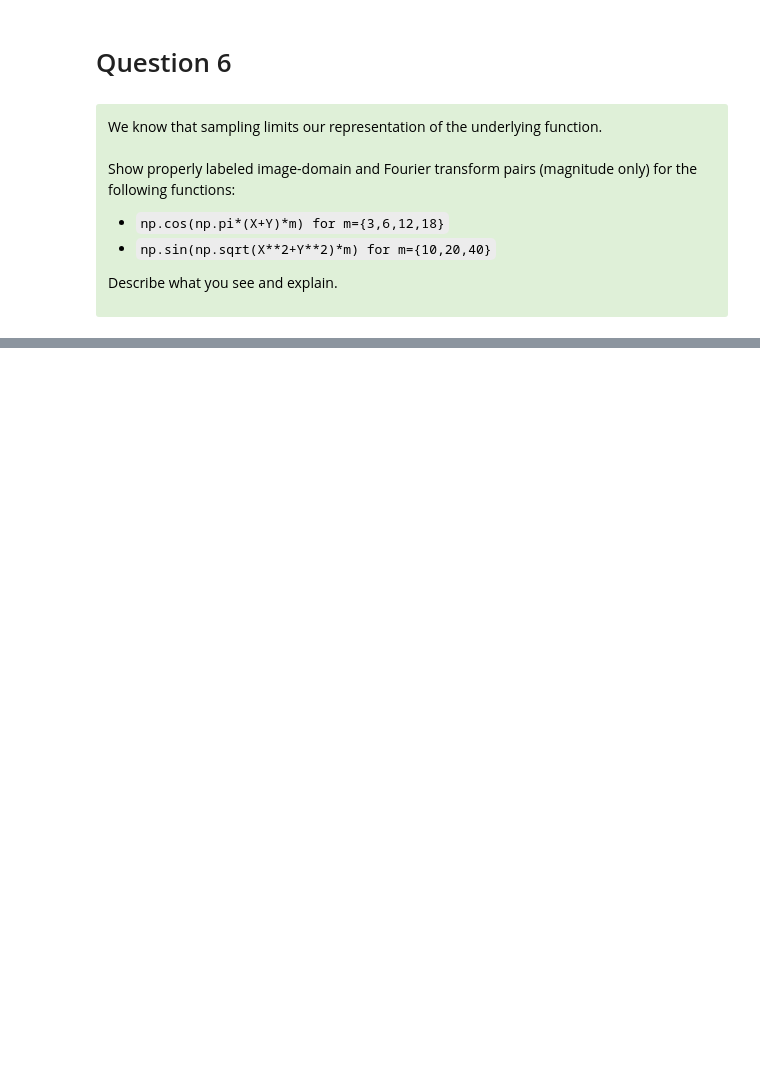
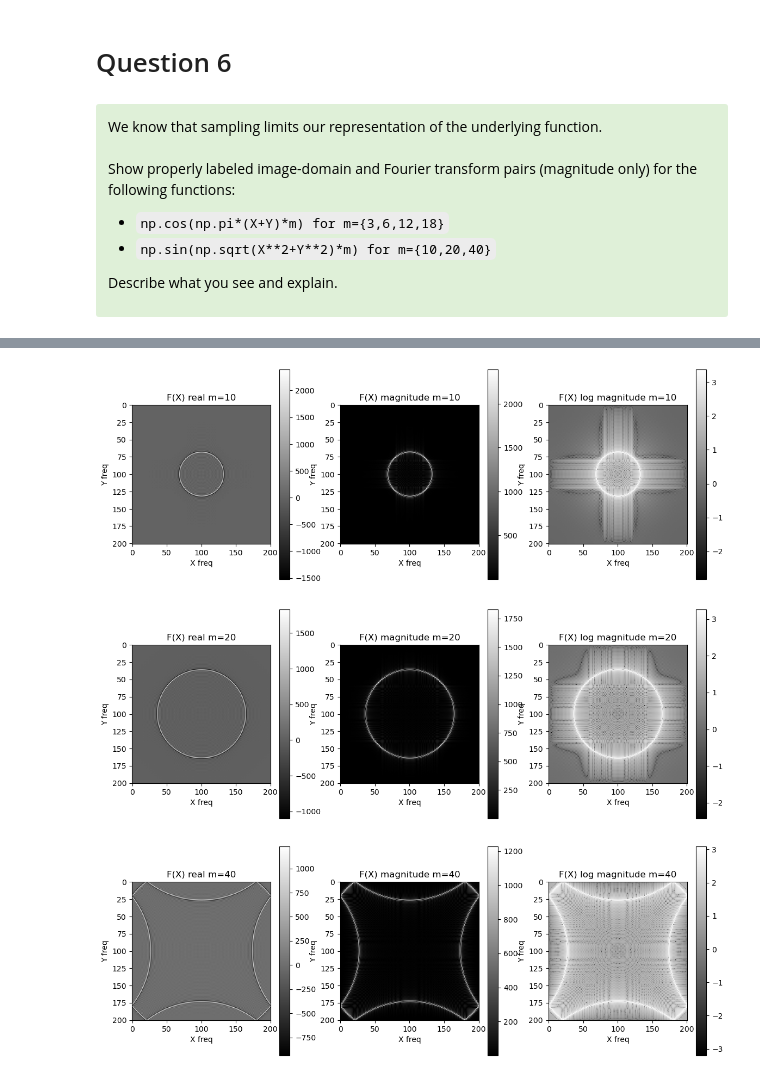
Before and after one commit to lilchromozome/Build_Imager_2025, a Jupyter notebook: Lab2/Lab2 Part1 (Clean).ipynb, the cells around one changed output, grey strips where cells are left out. Saved outputs shown, nothing was run; the diff lists cells and outputs as text; code cells hidden in the pictures; blank space fills up the shorter version.

```diff
--- a/Lab2/Lab2 Part1 (Clean).ipynb
+++ b/Lab2/Lab2 Part1 (Clean).ipynb
@@ -486,0 +522,34 @@ Describe what you see and explain.
+# %%
+for m in [10, 20, 40]:
+    F = np.sin(np.sqrt(X**2+Y**2)*m)
+    fshifted = fftshift(fft2(ifftshift(F)))
+
+    fig, (ax1, ax2, ax3) = plt.subplots(1, 3, figsize=(14, 5))
+
+    x = ax1.imshow(np.real(fshifted), cmap='gray')
+    fig.colorbar(x, ax=ax1)
+    ax1.set_title(f'F(X) real m={m}')
+    ax1.set_xlabel('X freq')
+    ax1.set_ylabel('Y freq')
+
+    magnitude = np.imag(fshifted)**2 + np.real(fshifted)**2
+    magnitude = np.sqrt(magnitude)
+
+    y = ax2.imshow(magnitude, cmap='gray')
+    fig.colorbar(y, ax=ax2)
+    ax2.set_title(f'F(X) magnitude m={m}')
+    ax2.set_xlabel('X freq')
+    ax2.set_ylabel('Y freq')
+
+    logmag = np.log10(magnitude + 1e-10)
+    z = ax3.imshow(logmag, cmap='gray')
+    fig.colorbar(z, ax=ax3)
+    ax3.set_title(f'F(X) log magnitude m={m}')
+    ax3.set_xlabel('X freq')
+    ax3.set_ylabel('Y freq')
+
+    plt.show()
+# %% [output]
+[figure, added]
+[figure, added]
+[figure, added]
```
Also changed, not shown: parts of 2 cells of this notebook.
